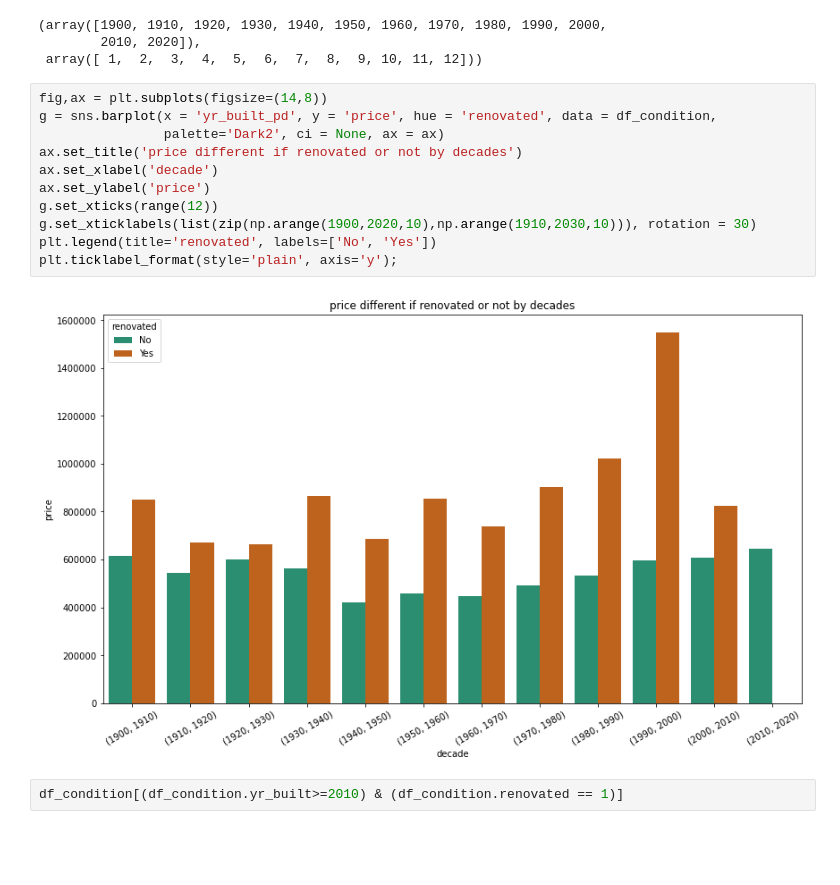
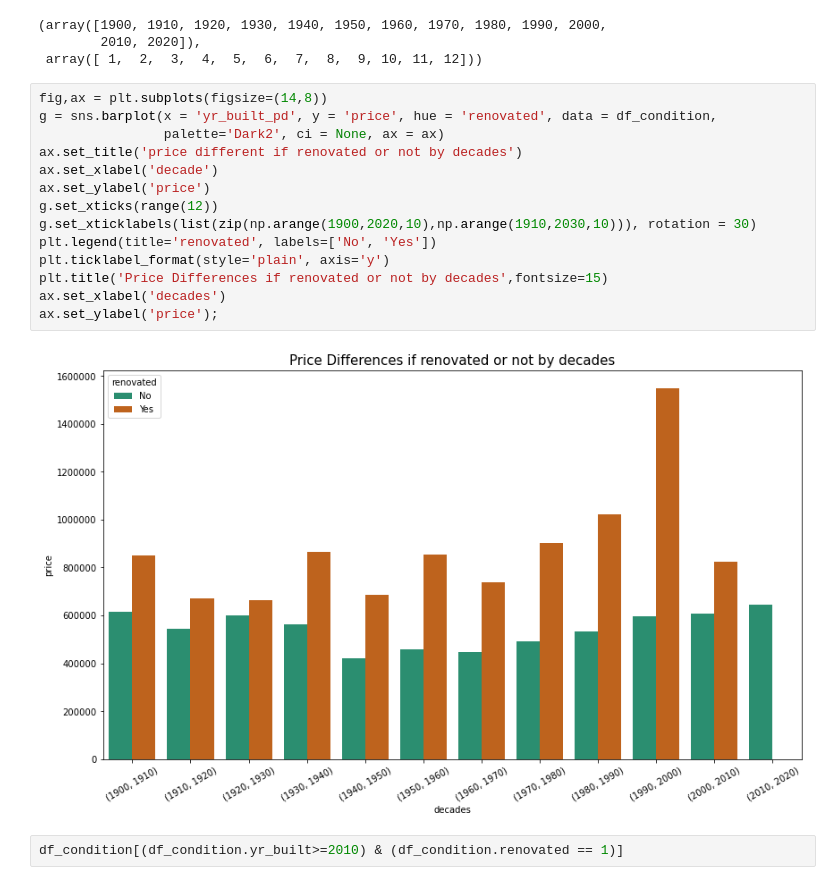
Before and after one commit to vivyhasadream/DS_P2_King-County-House-Sales-Predict, a Jupyter notebook: Han_2_EDA.ipynb, the cells around one changed output. Cells and saved outputs as stored; diff of their text form; blank space fills up the shorter version.

```diff
--- a/Han_2_EDA.ipynb
+++ b/Han_2_EDA.ipynb
@@ -835,16 +858,19 @@ bins, labels
 # %%
 fig,ax = plt.subplots(figsize=(14,8))
 g = sns.barplot(x = 'yr_built_pd', y = 'price', hue = 'renovated', data = df_condition,
                 palette='Dark2', ci = None, ax = ax)
 ax.set_title('price different if renovated or not by decades')
 ax.set_xlabel('decade')
 ax.set_ylabel('price')
 g.set_xticks(range(12))
 g.set_xticklabels(list(zip(np.arange(1900,2020,10),np.arange(1910,2030,10))), rotation = 30)
 plt.legend(title='renovated', labels=['No', 'Yes'])
-plt.ticklabel_format(style='plain', axis='y');
+plt.ticklabel_format(style='plain', axis='y')
+plt.title('Price Differences if renovated or not by decades',fontsize=15)
+ax.set_xlabel('decades')
+ax.set_ylabel('price');
 # %% [output]
-[figure, old version]
+[figure, new version]
 # %%
 df_condition[(df_condition.yr_built>=2010) & (df_condition.renovated == 1)]
 # %% [output]
```
Also changed, not shown: parts of 34 cells of this notebook, 3 other files.
